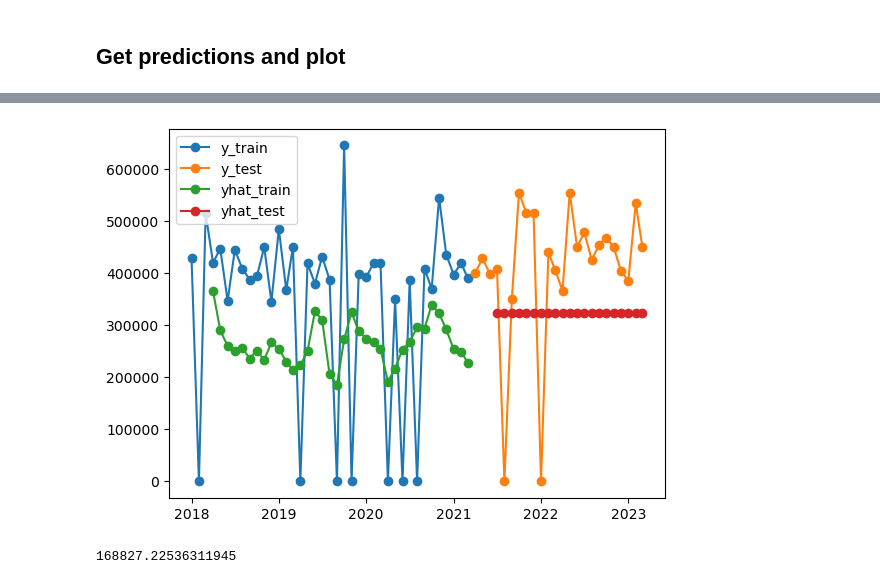
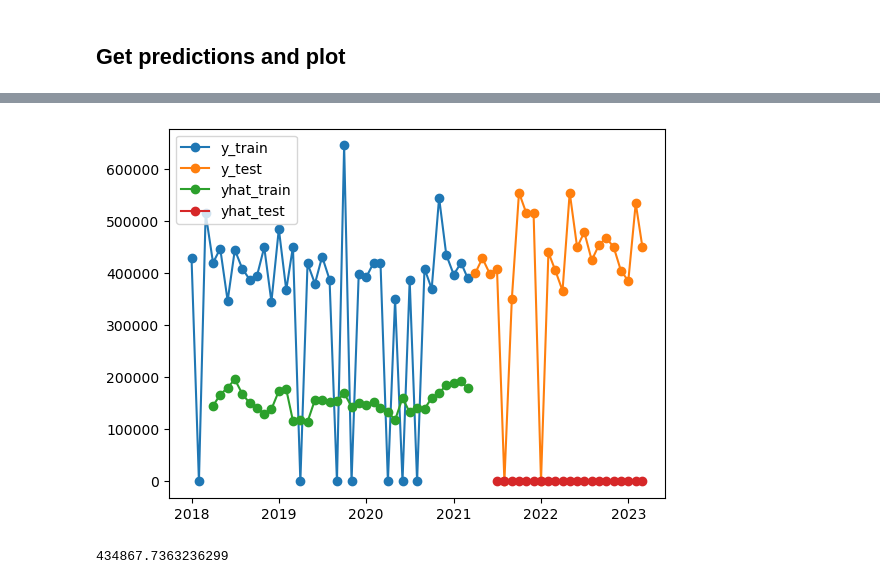
Before and after one commit to ivankqw/housing-data-engineering, a Jupyter notebook: modelling/lstm_keras.ipynb, the cells around one changed output, grey strips where cells are left out. Cells and saved outputs as stored; diff of their text form; code cells hidden in the pictures.

Commit message:
lstm training checkpoint

```diff
--- a/modelling/lstm_keras.ipynb
+++ b/modelling/lstm_keras.ipynb
@@ -182,18 +166,20 @@ def fit_lstm(train):
             ),
         )
     ) # mask the 0 values
+    model.add(LSTM(units=128, return_sequences=True))
+    model.add(Dropout(0.2))
     model.add(LSTM(units=64, return_sequences=True))
     model.add(Dropout(0.2))
-    model.add(LSTM(units=128))
+    model.add(LSTM(units=32))
     model.add(Dropout(0.2))
     model.add(Dense(1))
 
     model.compile(loss="mean_squared_error", optimizer="adam")
     model.fit(
         train,
-        epochs=100,
+        epochs=20,
         batch_size=8,
-        verbose=1,
+        verbose=1 # type: ignore
     )
 
     return model
@@ -283,9 +272,13 @@ def evaluate_lstm(model, X_train, X_test, district_no, lookback):
     test_score = math.sqrt(mean_squared_error(y_test, yhat_test_inversed))
     print('Test Score: %.2f RMSE' % (test_score))
 
-    # set index of the predictions
-    yhat_train_df = pd.DataFrame(yhat_train_inversed, index=train_lstm_df_dict[1].index[lookback:])
-    yhat_test_df = pd.DataFrame(yhat_test_inversed, index=test_lstm_df_dict[1].index[lookback:])
+    try:
+        # set index of the predictions
+        yhat_train_df = pd.DataFrame(yhat_train_inversed, index=train_lstm_df_dict[1].index[lookback:])
+        yhat_test_df = pd.DataFrame(yhat_test_inversed, index=test_lstm_df_dict[1].index[lookback:])
+    except:
+        print(f'model for district {district_no} cannot be evaluated')
+        return None
 
     # plot baseline and predictions
     plt.plot(train_lstm_df_dict[district_no]['resale_price'], label="y_train", marker='o')
@@ -302,6 +295,6 @@ evaluate_lstm(
     X_train=train_lstm_dataset_dict[1],
     X_test=test_lstm_dataset_dict[1],
     district_no=1,
-    lookback=3,
+    lookback=lookback,
 )
 # %% [output]
@@ -316,2 +309,2 @@ Test Score: 168827.23 RMSE
-[figure, old version]
+[figure, new version]
-168827.22536311945
+434867.7363236299
```
Also changed, not shown: parts of 11 cells of this notebook.
